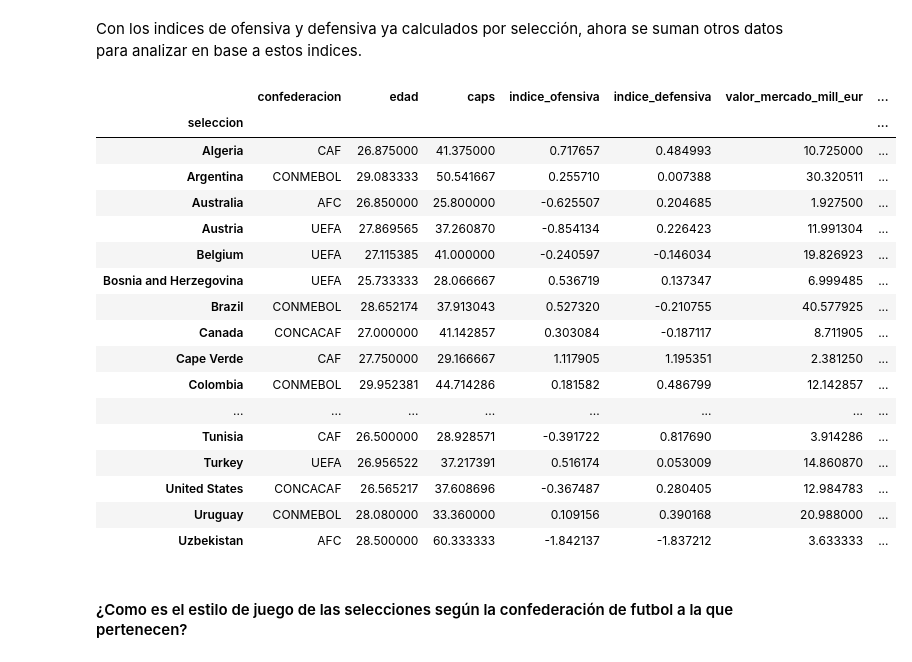
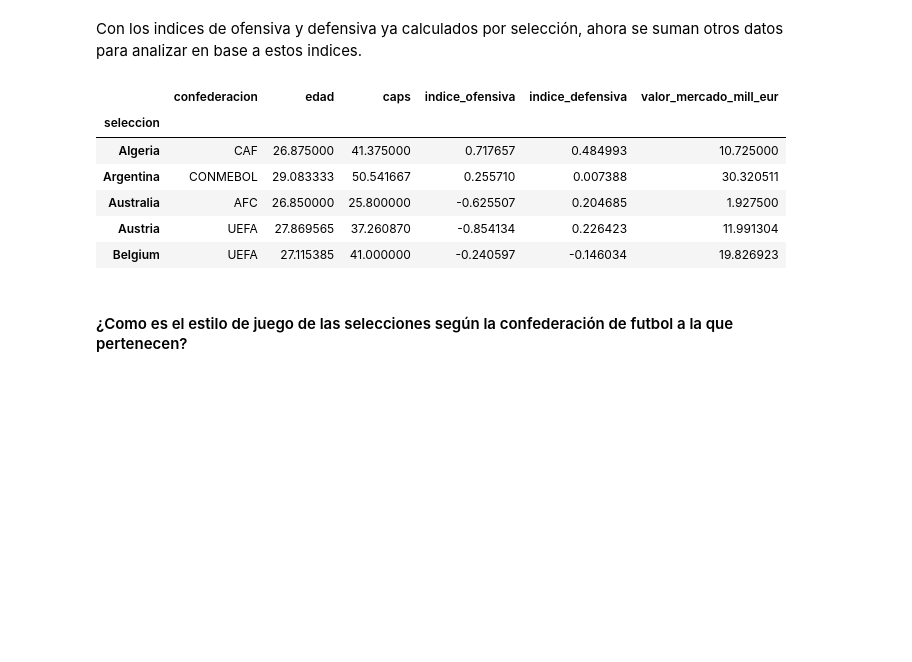
Before and after one commit to vinpalonsky/tp-labo-de-datos, a Jupyter notebook: vincenzo_palonsky-azul_soldani-francisco_amato.ipynb, the cells around one changed output. Cells and saved outputs as stored; diff of their text form; code cells hidden in the pictures; blank space fills up the shorter version.

```diff
--- a/vincenzo_palonsky-azul_soldani-francisco_amato.ipynb
+++ b/vincenzo_palonsky-azul_soldani-francisco_amato.ipynb
@@ -159,3 +148,0 @@ dtype: int64
-# %%
-df_jugadores[col_ratios] = df_jugadores[col_ratios].fillna(0)
-df_jugadores
@@ -230,5 +204,7 @@ df_jugadores_limpia.columns.size
 # %% [output]
 60
 # %%
-df_jugadores_limpia.isna().sum(axis=1).value_counts().sort_index() # Cantidad de filas valores faltantes
+nulos_por_fila = df_jugadores_limpia.isna().sum(axis=1) # Cantidad de valores faltantes por fila
+filas_con_nulos = nulos_por_fila.value_counts().sort_index() # Cantidad de filas con cierta cantidad de valores faltantes
+pd.DataFrame({"cantidad_faltantes": filas_con_nulos.index, "cantidad_filas": filas_con_nulos.values})
 # %% [output]
@@ -245,6 +221,6 @@ Name: count, dtype: int64
 # %%
-df_jugadores_limpia.drop(df_jugadores_limpia[df_jugadores_limpia.isna().sum(axis=1)>30].index, inplace=True) # Elimino filas con más de 30 valores faltantes (mas de la mitad de las variables)
-df_jugadores_limpia.reset_index(drop=True, inplace=True) # Reseteo el índice del DataFrame
+df_jugadores_limpia.drop(df_jugadores_limpia[nulos_por_fila>30].index, inplace=True) # Eliminamos filas con más de 30 valores faltantes (mas de la mitad de las variables)
+df_jugadores_limpia.reset_index(drop=True, inplace=True) # Reseteamos el índice del DataFrame
 df_jugadores_limpia
 # %% [output]
 |  | player_id | seleccion | numero | posicion | jugador | fecha_nac | edad | caps | goles_seleccion | ... |
@@ -466,26 +399,15 @@ df_ofensiva_defensiva[["valor_mercado_eur", "edad", "caps"]] = df_selecciones.se
 df_ofensiva_defensiva["valor_mercado_eur"] = df_ofensiva_defensiva["valor_mercado_eur"] / 1_000_000
 df_ofensiva_defensiva = df_ofensiva_defensiva.rename(columns={"valor_mercado_eur": "valor_mercado_mill_eur"})
 # %%
-df_ofensiva_defensiva[["confederacion","edad","caps","indice_ofensiva","indice_defensiva","valor_mercado_mill_eur" ]]
+df_ofensiva_defensiva[["confederacion","edad","caps","indice_ofensiva","indice_defensiva","valor_mercado_mill_eur" ]].head()
 # %% [output]
-|  | confederacion | edad | caps | indice_ofensiva | indice_defensiva | valor_mercado_mill_eur | ... |
-| seleccion |  |  |  |  |  |  | ... |
-| Algeria | CAF | 26.875000 | 41.375000 | 0.717657 | 0.484993 | 10.725000 | ... |
-| Argentina | CONMEBOL | 29.083333 | 50.541667 | 0.255710 | 0.007388 | 30.320511 | ... |
-| Australia | AFC | 26.850000 | 25.800000 | -0.625507 | 0.204685 | 1.927500 | ... |
-| Austria | UEFA | 27.869565 | 37.260870 | -0.854134 | 0.226423 | 11.991304 | ... |
-| Belgium | UEFA | 27.115385 | 41.000000 | -0.240597 | -0.146034 | 19.826923 | ... |
-| Bosnia and Herzegovina | UEFA | 25.733333 | 28.066667 | 0.536719 | 0.137347 | 6.999485 | ... |
-| Brazil | CONMEBOL | 28.652174 | 37.913043 | 0.527320 | -0.210755 | 40.577925 | ... |
-| Canada | CONCACAF | 27.000000 | 41.142857 | 0.303084 | -0.187117 | 8.711905 | ... |
-| Cape Verde | CAF | 27.750000 | 29.166667 | 1.117905 | 1.195351 | 2.381250 | ... |
-| Colombia | CONMEBOL | 29.952381 | 44.714286 | 0.181582 | 0.486799 | 12.142857 | ... |
-| ... | ... | ... | ... | ... | ... | ... | ... |
-| Tunisia | CAF | 26.500000 | 28.928571 | -0.391722 | 0.817690 | 3.914286 | ... |
-| Turkey | UEFA | 26.956522 | 37.217391 | 0.516174 | 0.053009 | 14.860870 | ... |
-| United States | CONCACAF | 26.565217 | 37.608696 | -0.367487 | 0.280405 | 12.984783 | ... |
-| Uruguay | CONMEBOL | 28.080000 | 33.360000 | 0.109156 | 0.390168 | 20.988000 | ... |
-| Uzbekistan | AFC | 28.500000 | 60.333333 | -1.842137 | -1.837212 | 3.633333 | ... |
+|  | confederacion | edad | caps | indice_ofensiva | indice_defensiva | valor_mercado_mill_eur |
+| seleccion |  |  |  |  |  |  |
+| Algeria | CAF | 26.875000 | 41.375000 | 0.717657 | 0.484993 | 10.725000 |
+| Argentina | CONMEBOL | 29.083333 | 50.541667 | 0.255710 | 0.007388 | 30.320511 |
+| Australia | AFC | 26.850000 | 25.800000 | -0.625507 | 0.204685 | 1.927500 |
+| Austria | UEFA | 27.869565 | 37.260870 | -0.854134 | 0.226423 | 11.991304 |
+| Belgium | UEFA | 27.115385 | 41.000000 | -0.240597 | -0.146034 | 19.826923 |
 # %% [markdown]
 #### ¿Como es el estilo de juego de las selecciones según la confederación de futbol a la que pertenecen?
 # %% [markdown]
```
Also changed, not shown: parts of 66 cells of this notebook, 1 other file.
